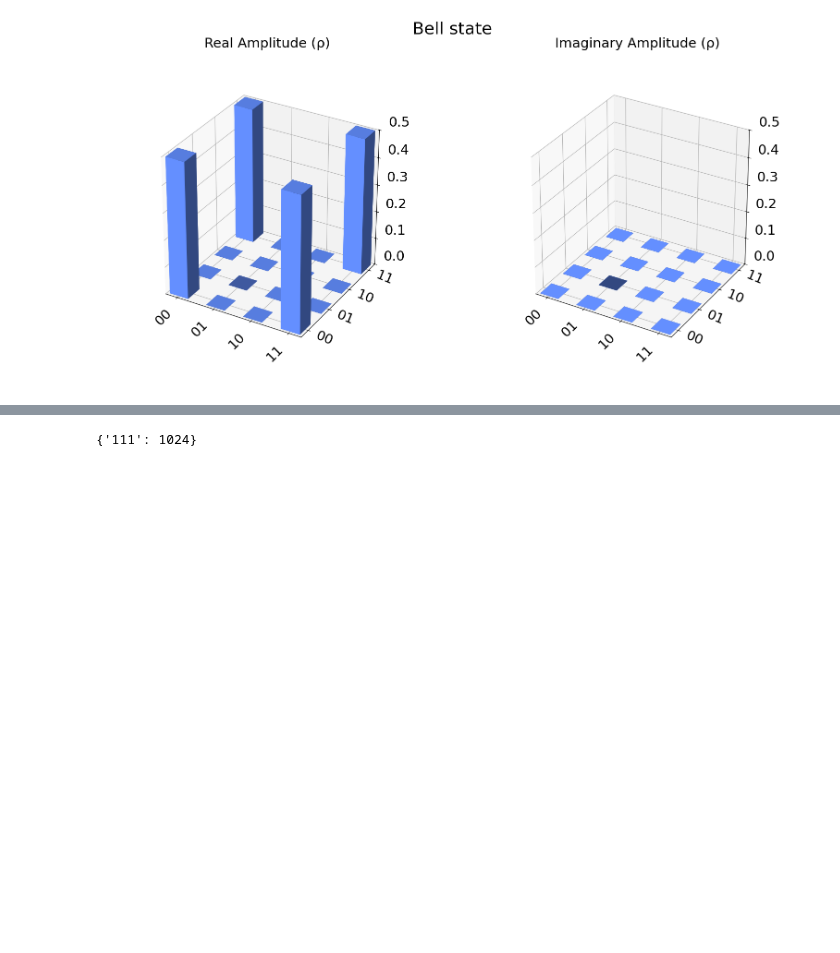
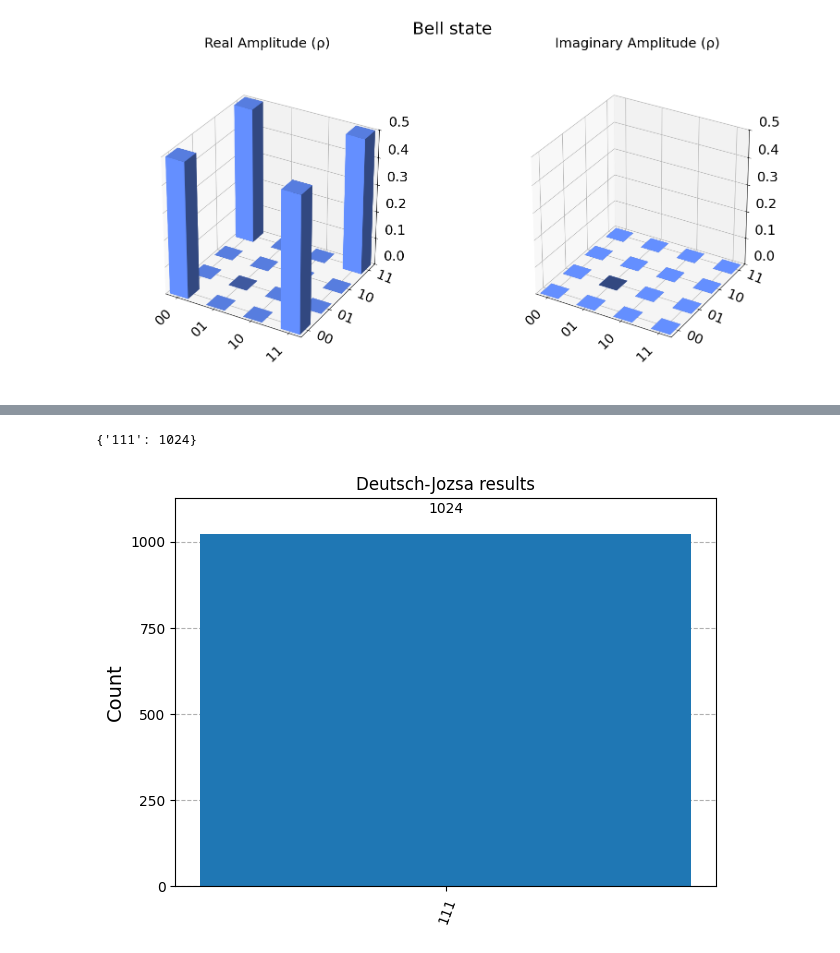
Before and after one commit to benz3927/Quantum-Computing, a Jupyter notebook: hello-world.ipynb, the cells around one changed output, grey strips where cells are left out. Saved outputs shown, nothing was run; the diff lists cells and outputs as text; code cells hidden in the pictures; blank space fills up the shorter version.

```diff
--- a/hello-world.ipynb
+++ b/hello-world.ipynb
@@ -509,7 +509,7 @@ Installing collected packages: qiskit-aer
 Successfully installed qiskit-aer-0.17.2
 Note: you may need to restart the kernel to use updated packages.
 # %%
-# Deutsch-Jozsa example (n=3)
+%matplotlib inline
 from qiskit import QuantumCircuit, transpile
 from qiskit_aer import AerSimulator
 from qiskit.visualization import plot_histogram
@@ -517,38 +517,45 @@ import matplotlib.pyplot as plt
 
 def dj_oracle(n, kind='balanced'):
     qc = QuantumCircuit(n+1)
     if kind == 'constant':
-        # always 0: do nothing; always 1: flip output qubit
-        # return qc that leaves inputs unchanged and sets last qubit to 1 for constant-1
         qc.x(n)  # constant-1 oracle (comment out for constant-0)
     else:
-        # example balanced oracle: parity of inputs -> XOR into output
         for i in range(n):
             qc.cx(i, n)
     return qc
 
 def deutsch_jozsa(n, oracle_qc):
     qc = QuantumCircuit(n+1, n)
     qc.x(n)                      # set output qubit to |1>
-    for i in range(n+1): qc.h(i) # Hadamard on all qubits
+    for i in range(n+1):
+        qc.h(i)                  # Hadamard on all qubits
     qc.compose(oracle_qc, inplace=True)
-    for i in range(n): qc.h(i)   # Hadamard on input qubits
+    for i in range(n):
+        qc.h(i)                  # Hadamard on input qubits
     qc.measure(range(n), range(n))
     return qc
 
 n = 3
 oracle = dj_oracle(n, kind='balanced')  # or 'constant'
 dj_qc = deutsch_jozsa(n, oracle)
 
 sim = AerSimulator()
 tqc = transpile(dj_qc, sim)
+
 # Run with many shots to visualize distribution
-job = sim.run(tqc, shots=1024).result()
-counts = job.get_counts()
+result = sim.run(tqc, shots=1024).result()
+try:
+    counts = result.get_counts(tqc)
+except Exception:
+    try:
+        counts = result.get_counts(0)
+    except Exception:
+        counts = result.get_counts()
+
 print(counts)
 # Plot the result as a histogram
 plot_histogram(counts, title='Deutsch-Jozsa results')
 plt.show()
-# Interpretation: all-zero result => constant; any non-zero bit => balanced
 # %% [output]
 {'111': 1024}
+[figure, added]
```
